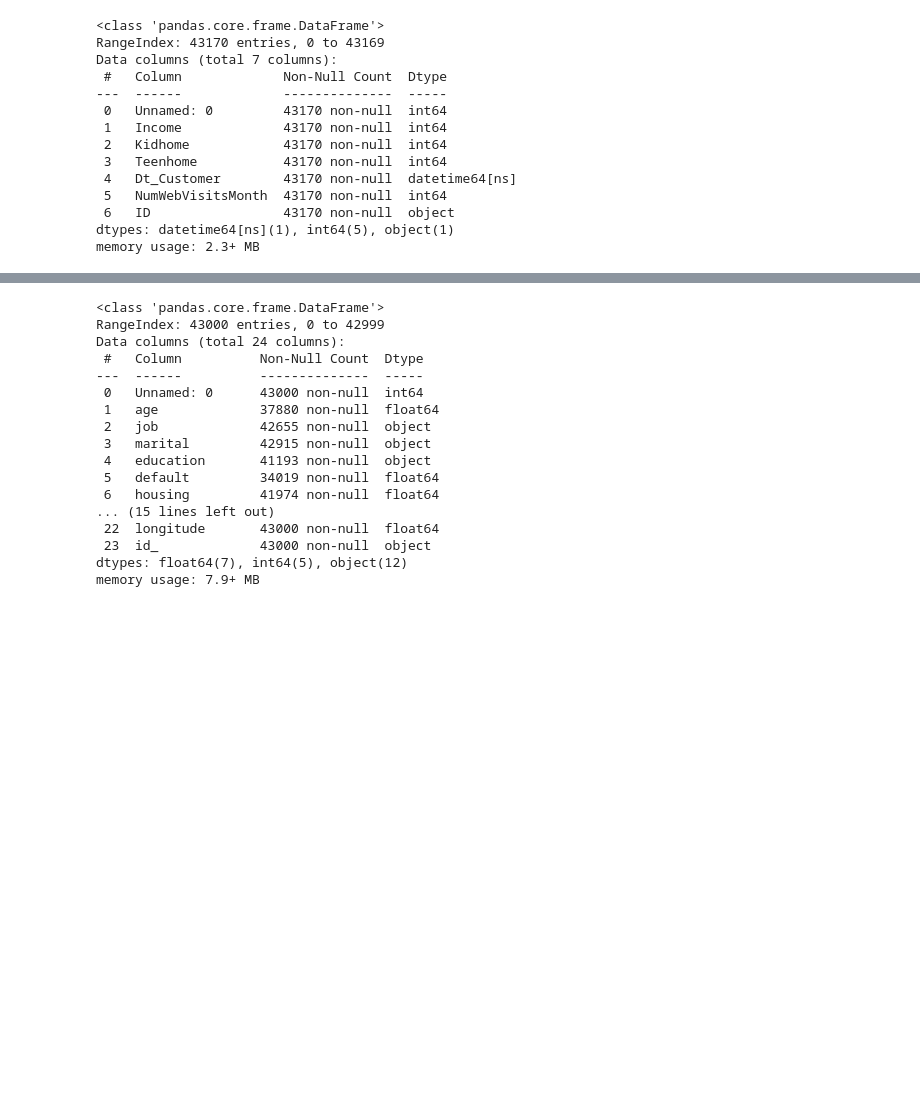
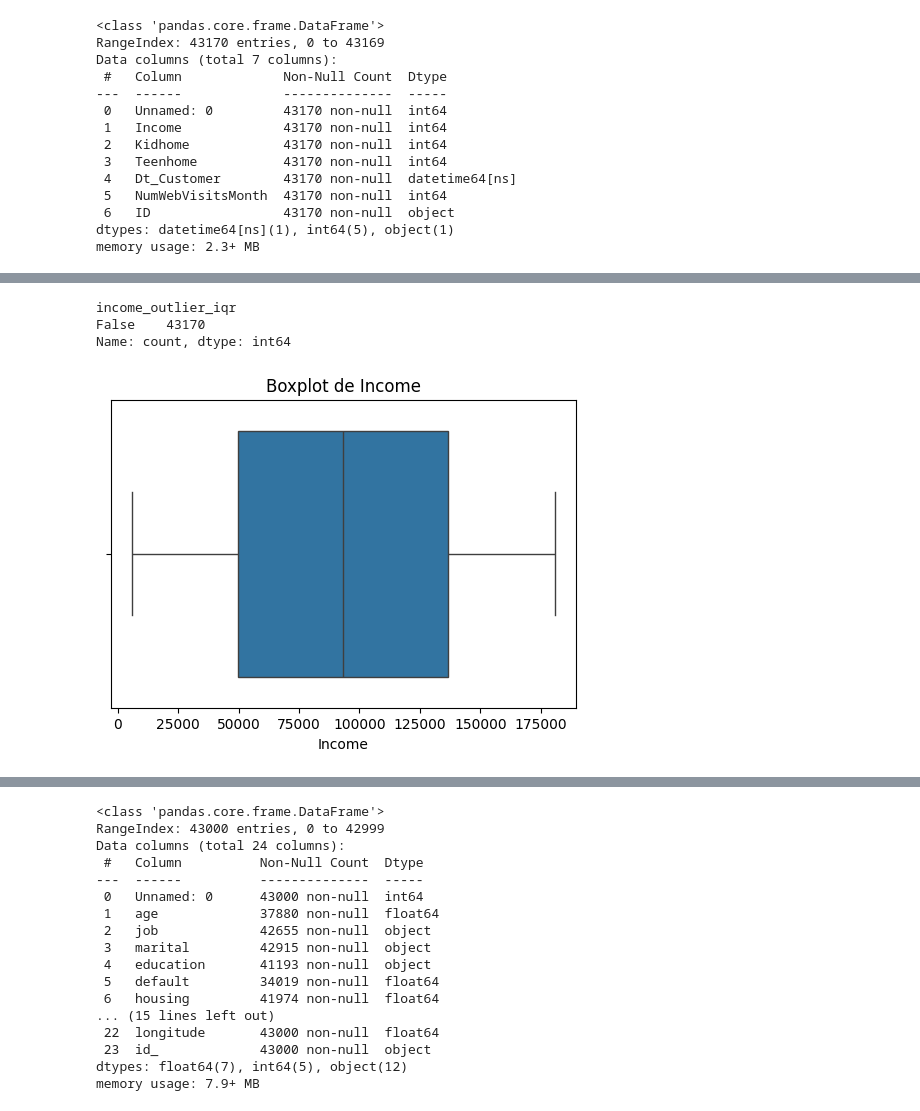
Before and after one commit to PatriciaMerinero/PROYECTO_EDA_PYTHON, a Jupyter notebook: Notebook/01-analisis_preliminar.ipynb, the cells around one changed output, grey strips where cells are left out. Drawn from its saved outputs; the diff is of its cells as text; code cells hidden in the pictures; blank space fills up the shorter version.

```diff
--- a/Notebook/01-analisis_preliminar.ipynb
+++ b/Notebook/01-analisis_preliminar.ipynb
@@ -57,0 +110,7 @@ memory usage: 2.3+ MB
+# %%
+
+print(df_customer.columns)
+
+df_customer = df_customer.loc[:, ~df_customer.columns.str.contains('^Unnamed')]
+
+print(df_customer.columns)
@@ -57,0 +150,7 @@ memory usage: 2.3+ MB
+# %%
+#1. Aseguro tipo numérico y reviso nulos
+df_customer['Income'] = pd.to_numeric(df_customer['Income'], errors='coerce')
+
+print(df_customer['Income'].dtype)
+print('Nulos en Income:', df_customer['Income'].isna().sum())
+df_customer['Income'].describe()
@@ -57,0 +183,14 @@ memory usage: 2.3+ MB
+# %%
+# 3. Detección de outliers (regla IQR)
+q1 = df_customer['Income'].quantile(0.25)
+q3 = df_customer['Income'].quantile(0.75)
+iqr = q3 - q1
+low  = q1 - 1.5*iqr
+high = q3 + 1.5*iqr
+
+df_customer['income_outlier_iqr'] = ~df_customer['Income'].between(low, high)
+df_customer['income_outlier_iqr'].value_counts()
+# %% [output]
+income_outlier_iqr
+False    43170
+Name: count, dtype: int64
@@ -58,3 +201,14 @@ memory usage: 2.3+ MB
+# %%
+import seaborn as sns
+import matplotlib.pyplot as plt
+
+
+plt.figure(figsize=(6,4))
+sns.boxplot(x=df_customer['Income'])
+plt.title('Boxplot de Income')
+plt.show()
+# %% [output]
+[figure, added]
 # %%
 df_bank = pd.read_csv("../Data/Raw/bank-additional.csv")
 # %%
```
Also changed, not shown: parts of 13 cells of this notebook.
